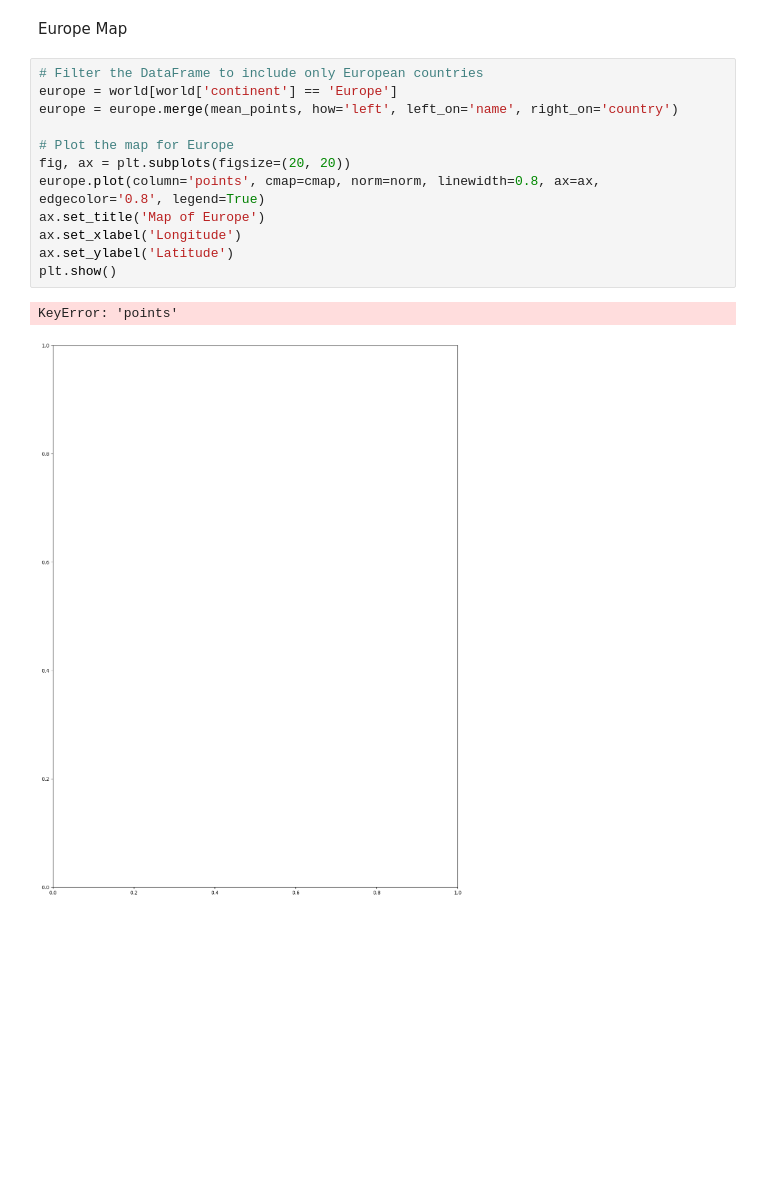
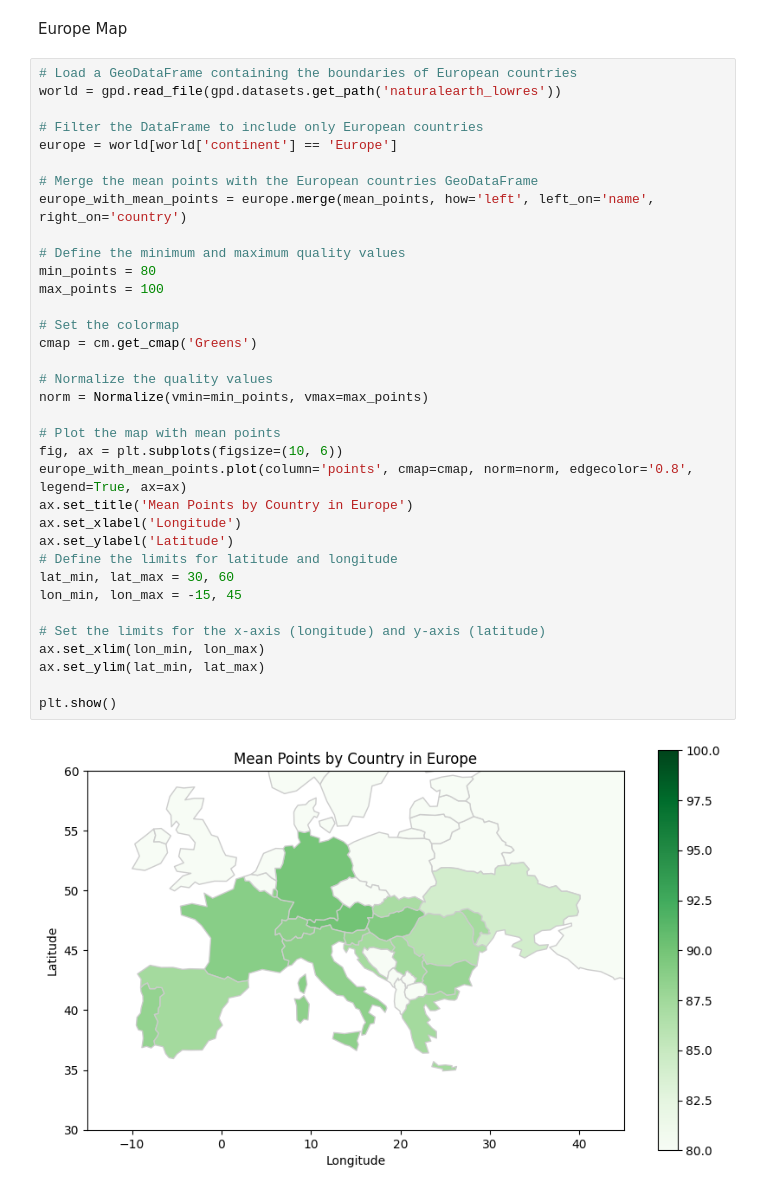
Before and after one commit to dilara444/TechLabsDUS_WineNot, a Jupyter notebook: notebooks/Katya-notebook.ipynb, the cells around one changed output. Saved outputs shown, nothing was run; the diff lists cells and outputs as text; blank space fills up the shorter version.

Commit message:
Europe map

```diff
--- a/notebooks/Katya-notebook.ipynb
+++ b/notebooks/Katya-notebook.ipynb
@@ -310,17 +310,39 @@ display(filtered_df)
 # %% [markdown]
 Europe Map
 # %%
+# Load a GeoDataFrame containing the boundaries of European countries
+world = gpd.read_file(gpd.datasets.get_path('naturalearth_lowres'))
+
 # Filter the DataFrame to include only European countries
 europe = world[world['continent'] == 'Europe']
-europe = europe.merge(mean_points, how='left', left_on='name', right_on='country')
 
-# Plot the map for Europe
-fig, ax = plt.subplots(figsize=(20, 20))
-europe.plot(column='points', cmap=cmap, norm=norm, linewidth=0.8, ax=ax, edgecolor='0.8', legend=True)
-ax.set_title('Map of Europe')
+# Merge the mean points with the European countries GeoDataFrame
+europe_with_mean_points = europe.merge(mean_points, how='left', left_on='name', right_on='country')
+
+# Define the minimum and maximum quality values
+min_points = 80
+max_points = 100
+
+# Set the colormap
+cmap = cm.get_cmap('Greens')
+
+# Normalize the quality values
+norm = Normalize(vmin=min_points, vmax=max_points)
+
+# Plot the map with mean points
+fig, ax = plt.subplots(figsize=(10, 6))
+europe_with_mean_points.plot(column='points', cmap=cmap, norm=norm, edgecolor='0.8', legend=True, ax=ax)
+ax.set_title('Mean Points by Country in Europe')
 ax.set_xlabel('Longitude')
 ax.set_ylabel('Latitude')
+# Define the limits for latitude and longitude
+lat_min, lat_max = 30, 60
+lon_min, lon_max = -15, 45
+
+# Set the limits for the x-axis (longitude) and y-axis (latitude)
+ax.set_xlim(lon_min, lon_max)
+ax.set_ylim(lat_min, lat_max)
+
 plt.show()
 # %% [output]
-KeyError: 'points'
-[figure, old version]
+[figure, new version]
```
